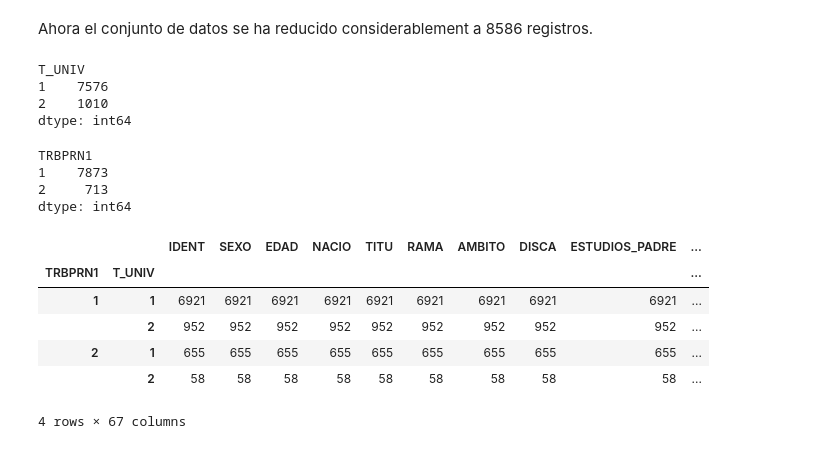
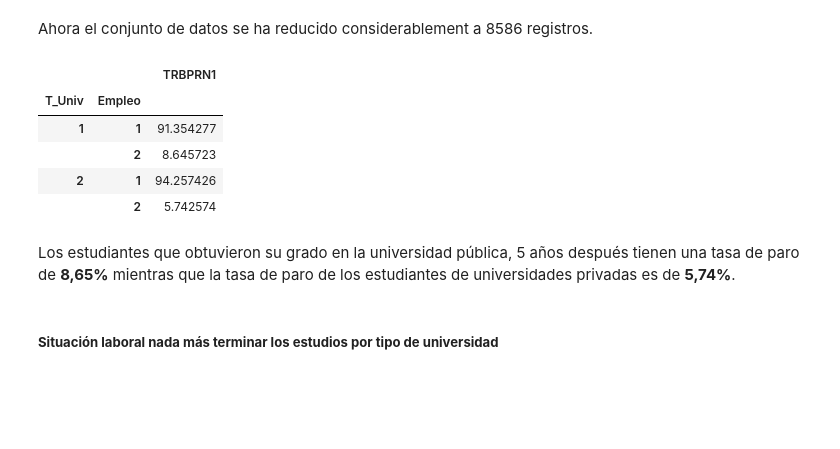
Before and after one commit to BeatrizGD/Students-Employability-Exploratory-Data-Analysis, a Jupyter notebook: src/main.ipynb, the cells around one changed output. Drawn from its saved outputs; the diff is of its cells as text; code cells hidden in the pictures; blank space fills up the shorter version.

```diff
--- a/src/main.ipynb
+++ b/src/main.ipynb
@@ -434,29 +443,20 @@ students_grado = students_empleo[(students_empleo['EST_B11_1']==2) & (students_e
          (students_empleo['EST_B11_4']==2) & (students_empleo['EST_B11_5']==2) & (students_empleo['EST_B11_6']==2)]
 # %% [markdown]
 Ahora el conjunto de datos se ha reducido considerablement a 8586 registros.
-# %%
-total_por_universidad = students_grado.value_counts('T_UNIV')
-total_por_universidad
-# %% [output]
-T_UNIV
-1    7576
-2    1010
-dtype: int64
-# %%
-total_por_empleo = students_grado.value_counts('TRBPRN1')
-total_por_empleo
-# %% [output]
-TRBPRN1
-1    7873
-2     713
-dtype: int64
-# %%
-students_grado.groupby(['TRBPRN1','T_UNIV']).count()
-# %% [output]
-|  |  | IDENT | SEXO | EDAD | NACIO | TITU | RAMA | AMBITO | DISCA | ESTUDIOS_PADRE | ... |
-| TRBPRN1 | T_UNIV |  |  |  |  |  |  |  |  |  | ... |
-| 1 | 1 | 6921 | 6921 | 6921 | 6921 | 6921 | 6921 | 6921 | 6921 | 6921 | ... |
-|  | 2 | 952 | 952 | 952 | 952 | 952 | 952 | 952 | 952 | 952 | ... |
-| 2 | 1 | 655 | 655 | 655 | 655 | 655 | 655 | 655 | 655 | 655 | ... |
-|  | 2 | 58 | 58 | 58 | 58 | 58 | 58 | 58 | 58 | 58 | ... |
-4 rows × 67 columns
+# %%
+# Calcular los porcentajes de tasa de empleo por tipo de universidad
+data_porcentaje_empleo = students_grado.groupby('T_UNIV')['TRBPRN1'].value_counts(normalize=True) * 100
+
+porcentaje_empleo = pd.DataFrame(data_porcentaje_empleo)
+porcentaje_empleo.rename_axis(['T_Univ','Empleo'])
+# %% [output]
+|  |  | TRBPRN1 |
+| T_Univ | Empleo |  |
+| 1 | 1 | 91.354277 |
+|  | 2 | 8.645723 |
+| 2 | 1 | 94.257426 |
+|  | 2 | 5.742574 |
+# %% [markdown]
+Los estudiantes que obtuvieron su grado en la universidad pública, 5 años después tienen una tasa de paro de **8,65%** mientras que la tasa de paro de los estudiantes de universidades privadas es de **5,74%**.
+# %% [markdown]
+##### **Situación laboral nada más terminar los estudios por tipo de universidad**
```
Also changed, not shown: parts of 13 cells of this notebook, 1 other file.
